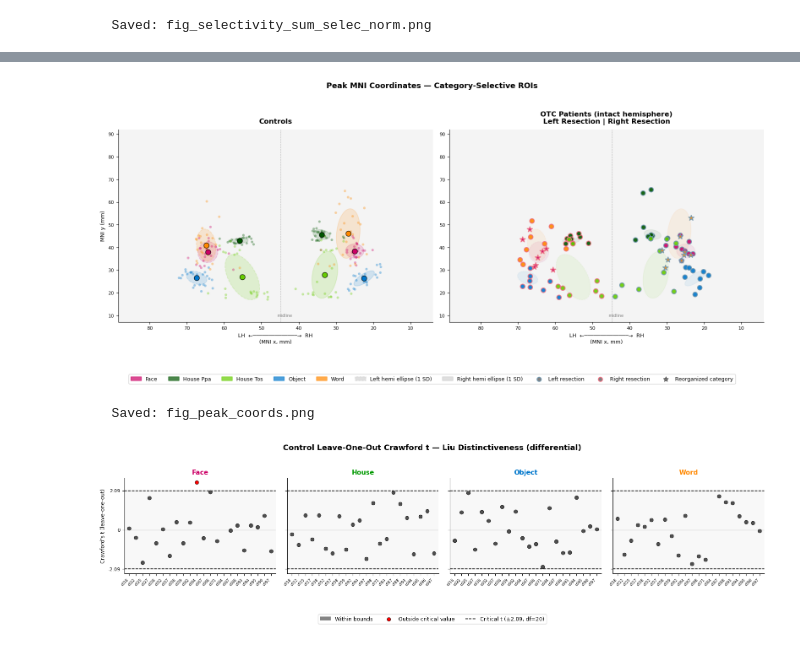
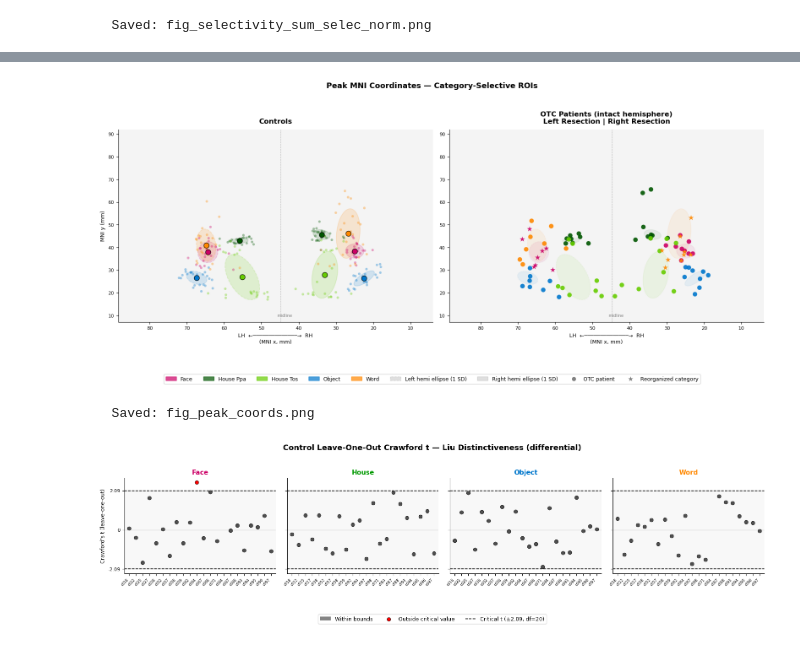
Before and after one commit to cnsimmons/sym_pt, a Jupyter notebook: C_Figures/03_select_visuals.ipynb, the cells around one changed output, grey strips where cells are left out. Saved outputs shown, nothing was run; the diff lists cells and outputs as text; code cells hidden in the pictures.

```diff
--- a/C_Figures/03_select_visuals.ipynb
+++ b/C_Figures/03_select_visuals.ipynb
@@ -557,6 +557,6 @@ fig_liu_range(COPE_SET)
   Saved: fig_liu_range_differential.png
 # %%
-#   CELL 5: Peak MNI Coordinates — dot + star for reorganized category
+# CELL 5: Peak MNI Coordinates — dot + star for reorganized category
 # ═══════════════════════════════════════════════════════════════════════════════
 
 def fig_peak_coordinates(suffix=''):
@@ -630,14 +630,13 @@ def fig_peak_coordinates(suffix=''):
                                         (otc[otc['surgery_side'] == 'right'], 'right')]:
                     pcat = side_data[side_data['category'] == cat].dropna(
                         subset=['peak_x_mni', 'peak_y_mni'])
-                    edge = OTC_L if side == 'left' else OTC_R
                     for _, row in pcat.iterrows():
                         is_reorg = (REORG.get(side) == cat)
                         ax.scatter(row['peak_x_mni'], row['peak_y_mni'],
                                    color=color,
                                    s=90 if is_reorg else 60,
                                    marker='*' if is_reorg else 'o',
-                                   edgecolors=edge, linewidth=1.5,
+                                   edgecolors='none',
                                    alpha=0.9, zorder=6)
 
         ax.axvline(midline_x, color='gray', linewidth=0.8,
@@ -657,39 +656,37 @@ def fig_peak_coordinates(suffix=''):
         ax.tick_params(labelsize=8)
         ax.spines[['top', 'right']].set_visible(False)
 
     leg_cats = [Patch(facecolor=CAT_COLORS_PEAK[c], alpha=0.7,
                       edgecolor=CAT_COLORS_PEAK[c],
                       label=c.replace('_', ' ').title()) for c in cats]
     leg_style = [
         Patch(facecolor='gray', alpha=0.25, edgecolor='gray',
               linestyle='--', label='Left hemi ellipse (1 SD)'),
         Patch(facecolor='gray', alpha=0.25, edgecolor='gray',
               linestyle='-',  label='Right hemi ellipse (1 SD)'),
         plt.scatter([], [], color='gray', marker='o', s=50,
-                    edgecolors=OTC_L, linewidth=1.5, label='Left resection'),
-        plt.scatter([], [], color='gray', marker='o', s=50,
-                    edgecolors=OTC_R, linewidth=1.5, label='Right resection'),
+                    edgecolors='none', label='OTC patient'),
         plt.scatter([], [], color='gray', marker='*', s=80,
-                    edgecolors='black', linewidth=0.6, label='Reorganized category'),
+                    edgecolors='none', label='Reorganized category'),
     ]
     fig.legend(handles=leg_cats + leg_style, loc='lower center',
-               ncol=min(10, len(cats) + 5), fontsize=9,
+               ncol=min(9, len(cats) + 4), fontsize=9,
                frameon=True, bbox_to_anchor=(0.5, -0.05))
 
     suf_label = f' [{suffix[1:]}]' if suffix else ''
     plt.suptitle(f'Peak MNI Coordinates \u2014 Category-Selective ROIs{suf_label}',
                  fontsize=13, fontweight='bold')
     plt.tight_layout(rect=[0, 0.07, 1, 0.95])
     out = FIG_DIR / f'fig_peak_coords{suffix}.png'
     plt.savefig(str(out), dpi=300, bbox_inches='tight')
     plt.show()
     print(f'  Saved: {out.name}')
 
 
 # ── Run ───────────────────────────────────────────────────────────────────────
 fig_peak_coordinates()
 # %% [output]
-[figure, old version]
+[figure, new version]
   Saved: fig_peak_coords.png
 # %%
 # CELL 6: Crawford t-score figures — controls (LOO) and patients
```
Also changed, not shown: parts of 3 cells of this notebook.
